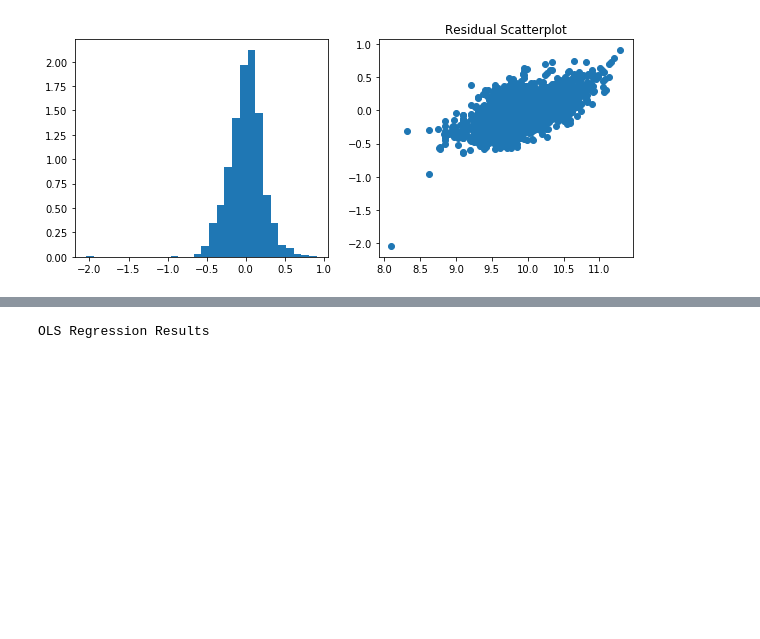
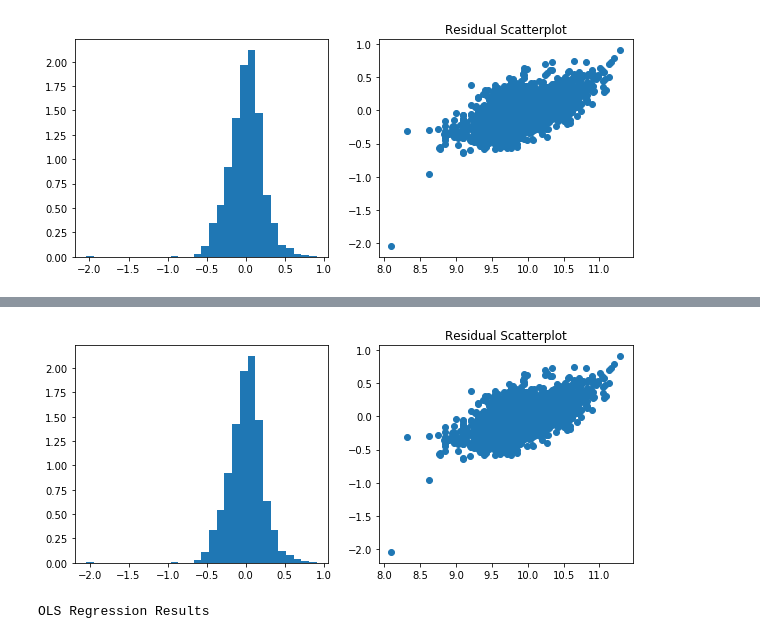
Before and after one commit to hamiltonchangcodes/Used_Car_Linear_Regression_Prediction, a Jupyter notebook: 03_EDA.ipynb, the cells around one changed output, grey strips where cells are left out. Cells and saved outputs as stored; diff of their text form; code cells hidden in the pictures; blank space fills up the shorter version.

```diff
--- a/03_EDA.ipynb
+++ b/03_EDA.ipynb
@@ -802,3 +802,6 @@ strong multicollinearity or other numerical problems.
 checkresiduals(df, 'price_log', price_log_lux_low_model)
 # %% [output]
 [figure]
+# %%
+price_log_lux_model = ols(formula='price_log~city_mpg+highway_mpg+mileage+yr_old+luxury', data=df).fit()
+price_log_lux_model.summary()
@@ -805,3 +834,7 @@ checkresiduals(df, 'price_log', price_log_lux_low_model)
+# %%
+checkresiduals(df, 'price_log', price_log_lux_model)
+# %% [output]
+[figure, added]
 # %%
 # Target: Log of Price vs City_mpg, Highway_mpg, Years Old, Cars Considered as Luxurious and Cars with Milage <= 7500 mi
 price_log_luxlow_model = ols(formula='price_log~low_mileage+city_mpg+highway_mpg+yr_old+luxury', data=df).fit()
```
Also changed, not shown: parts of 12 cells of this notebook, 4 other files.
